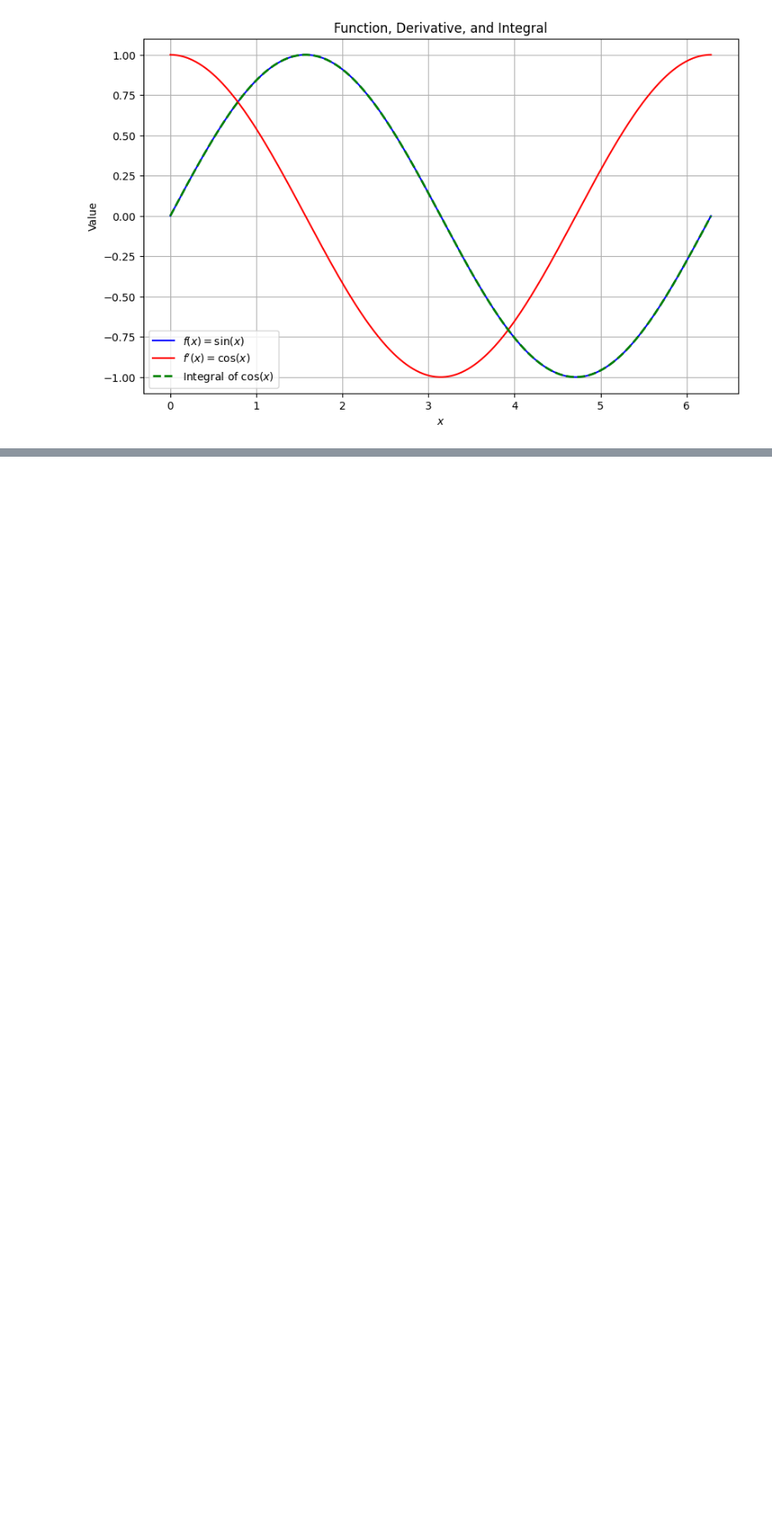
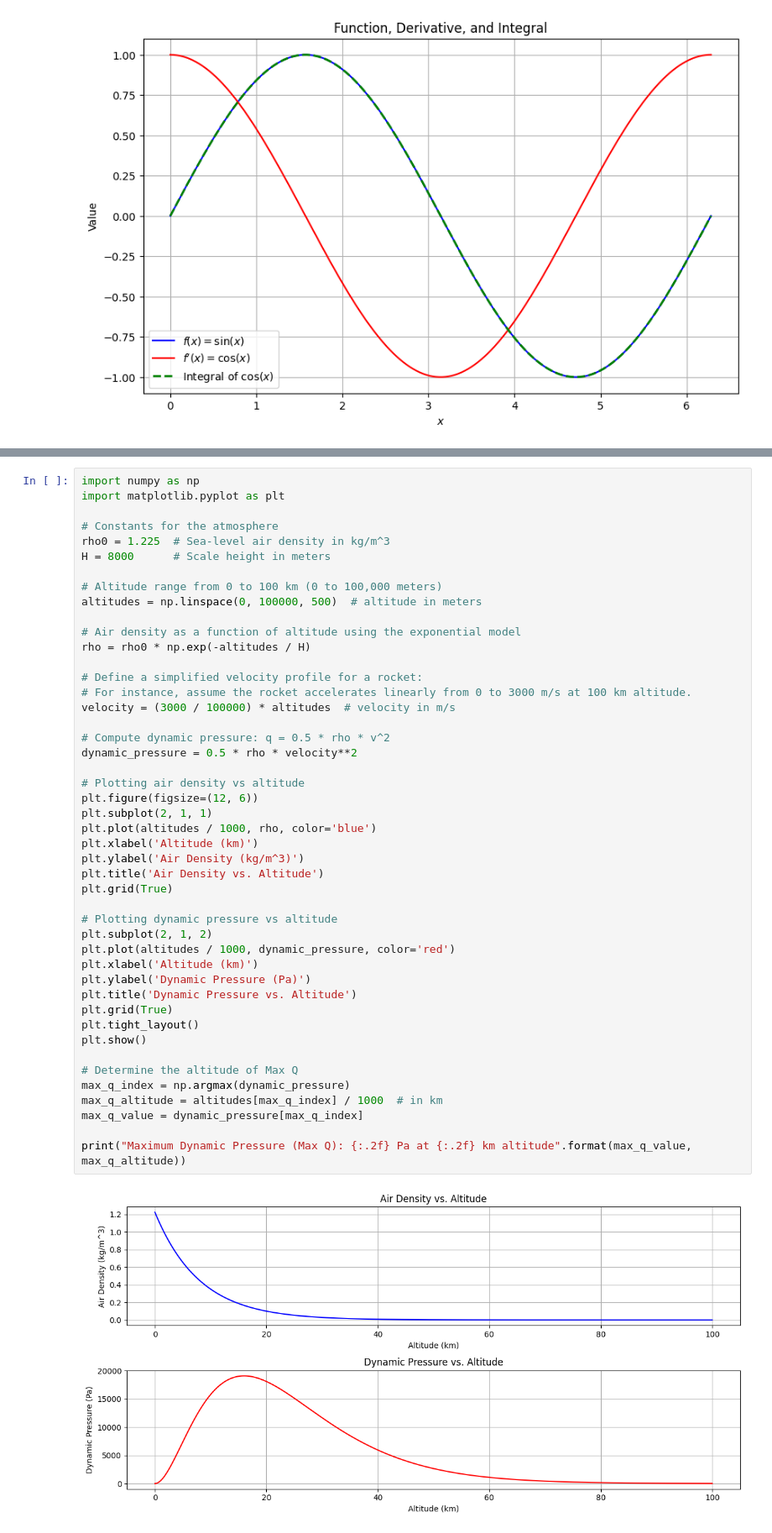
Before and after one commit to bufo333/orbital_mechanics, a Jupyter notebook: notebook.ipynb, the cells around one changed output, grey strips where cells are left out. Shown at 84% size. Saved outputs shown, nothing was run; the diff lists cells and outputs as text; blank space fills up the shorter version.

```diff
--- a/notebook.ipynb
+++ b/notebook.ipynb
@@ -1300,0 +1510,48 @@ plt.show()
+# %%
+import numpy as np
+import matplotlib.pyplot as plt
+
+# Constants for the atmosphere
+rho0 = 1.225  # Sea-level air density in kg/m^3
+H = 8000      # Scale height in meters
+
+# Altitude range from 0 to 100 km (0 to 100,000 meters)
+altitudes = np.linspace(0, 100000, 500)  # altitude in meters
+
+# Air density as a function of altitude using the exponential model
+rho = rho0 * np.exp(-altitudes / H)
+
+# Define a simplified velocity profile for a rocket:
+# For instance, assume the rocket accelerates linearly from 0 to 3000 m/s at 100 km altitude.
+velocity = (3000 / 100000) * altitudes  # velocity in m/s
+
+# Compute dynamic pressure: q = 0.5 * rho * v^2
+dynamic_pressure = 0.5 * rho * velocity**2
+
+# Plotting air density vs altitude
+plt.figure(figsize=(12, 6))
+plt.subplot(2, 1, 1)
+plt.plot(altitudes / 1000, rho, color='blue')
+plt.xlabel('Altitude (km)')
+plt.ylabel('Air Density (kg/m^3)')
+plt.title('Air Density vs. Altitude')
+plt.grid(True)
+
+# Plotting dynamic pressure vs altitude
+plt.subplot(2, 1, 2)
+plt.plot(altitudes / 1000, dynamic_pressure, color='red')
+plt.xlabel('Altitude (km)')
+plt.ylabel('Dynamic Pressure (Pa)')
+plt.title('Dynamic Pressure vs. Altitude')
+plt.grid(True)
+plt.tight_layout()
+plt.show()
+
+# Determine the altitude of Max Q
+max_q_index = np.argmax(dynamic_pressure)
+max_q_altitude = altitudes[max_q_index] / 1000  # in km
+max_q_value = dynamic_pressure[max_q_index]
+
+print("Maximum Dynamic Pressure (Max Q): {:.2f} Pa at {:.2f} km altitude".format(max_q_value, max_q_altitude))
+# %% [output]
+[figure, added]
```
Also changed, not shown: parts of 44 cells of this notebook.
